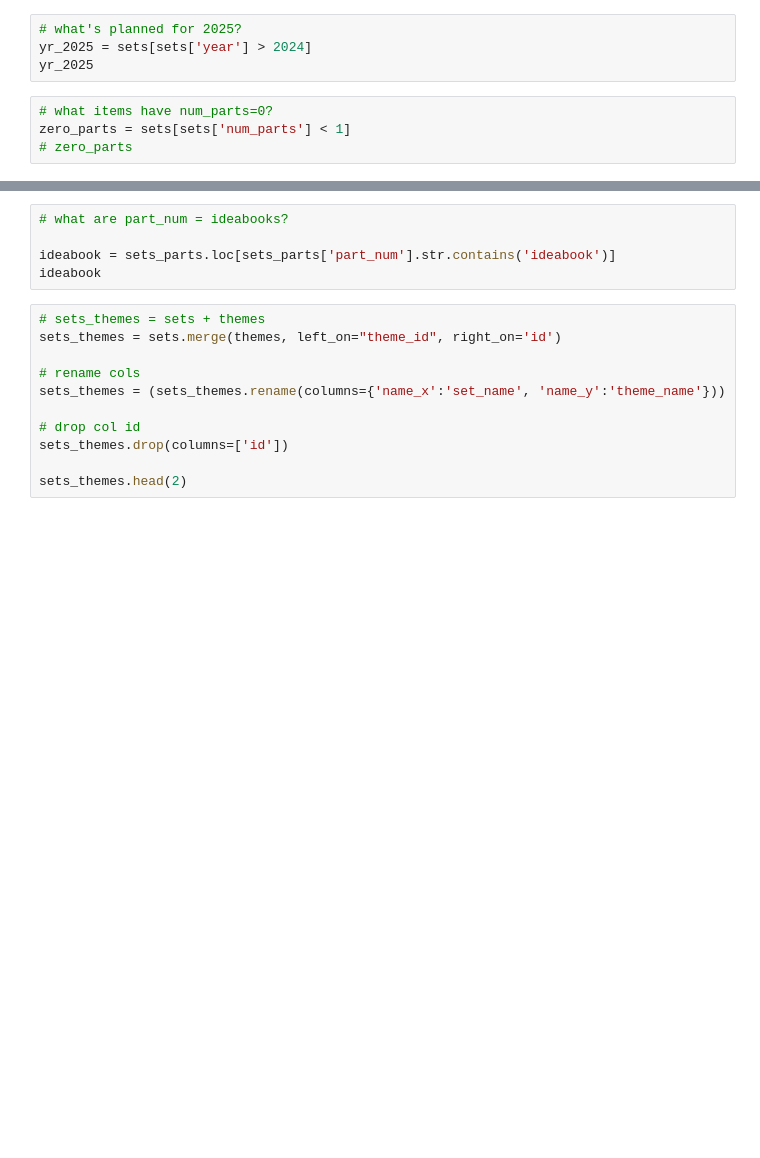
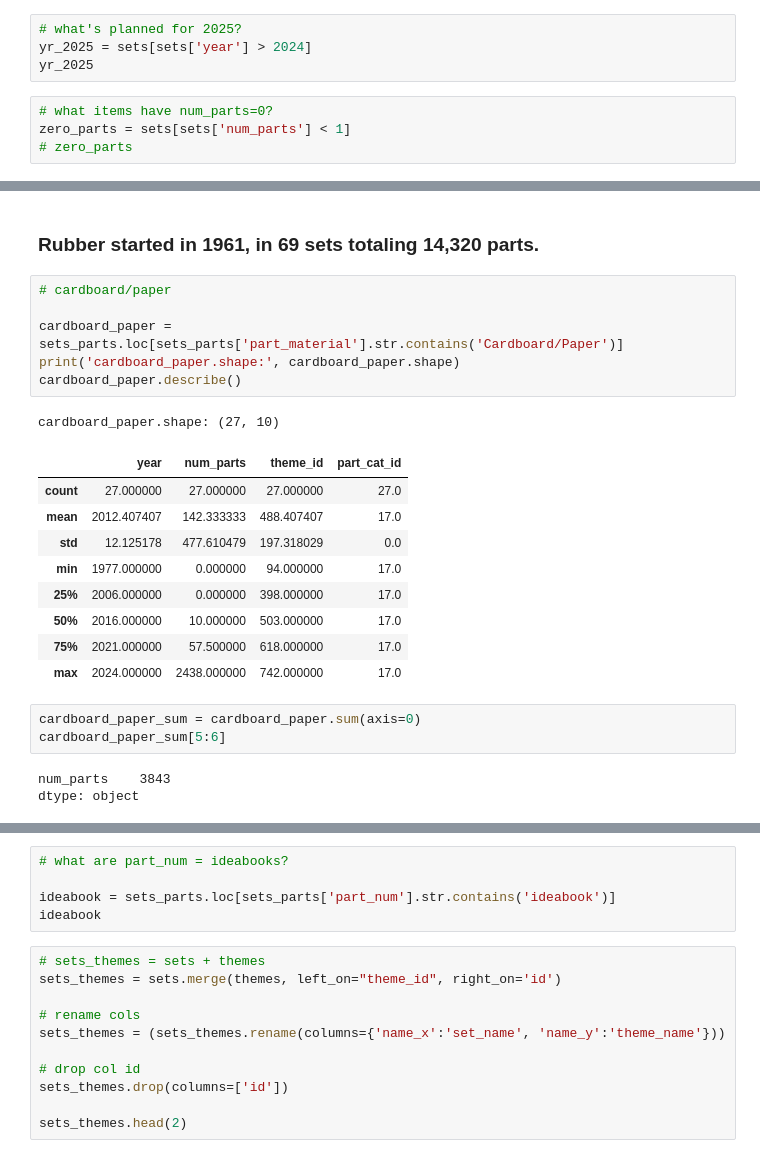
Before and after one commit to slp22/portfolio, a Jupyter notebook: lego_eda.ipynb, the cells around one changed output, grey strips where cells are left out. Cells and saved outputs as stored; diff of their text form; blank space fills up the shorter version.

```diff
--- a/lego_eda.ipynb
+++ b/lego_eda.ipynb
@@ -232,0 +253,25 @@ early_sets
+# %% [markdown]
+### Rubber started in 1961, in 69 sets totaling 14,320 parts.
+# %%
+# cardboard/paper
+
+cardboard_paper = sets_parts.loc[sets_parts['part_material'].str.contains('Cardboard/Paper')]
+print('cardboard_paper.shape:', cardboard_paper.shape)
+cardboard_paper.describe()
+# %% [output]
+cardboard_paper.shape: (27, 10)
+|  | year | num_parts | theme_id | part_cat_id |
+| count | 27.000000 | 27.000000 | 27.000000 | 27.0 |
+| mean | 2012.407407 | 142.333333 | 488.407407 | 17.0 |
+| std | 12.125178 | 477.610479 | 197.318029 | 0.0 |
+| min | 1977.000000 | 0.000000 | 94.000000 | 17.0 |
+| 25% | 2006.000000 | 0.000000 | 398.000000 | 17.0 |
+| 50% | 2016.000000 | 10.000000 | 503.000000 | 17.0 |
+| 75% | 2021.000000 | 57.500000 | 618.000000 | 17.0 |
+| max | 2024.000000 | 2438.000000 | 742.000000 | 17.0 |
+# %%
+cardboard_paper_sum = cardboard_paper.sum(axis=0)
+cardboard_paper_sum[5:6]
+# %% [output]
+num_parts    3843
+dtype: object
```
Also changed, not shown: parts of 38 cells of this notebook.
